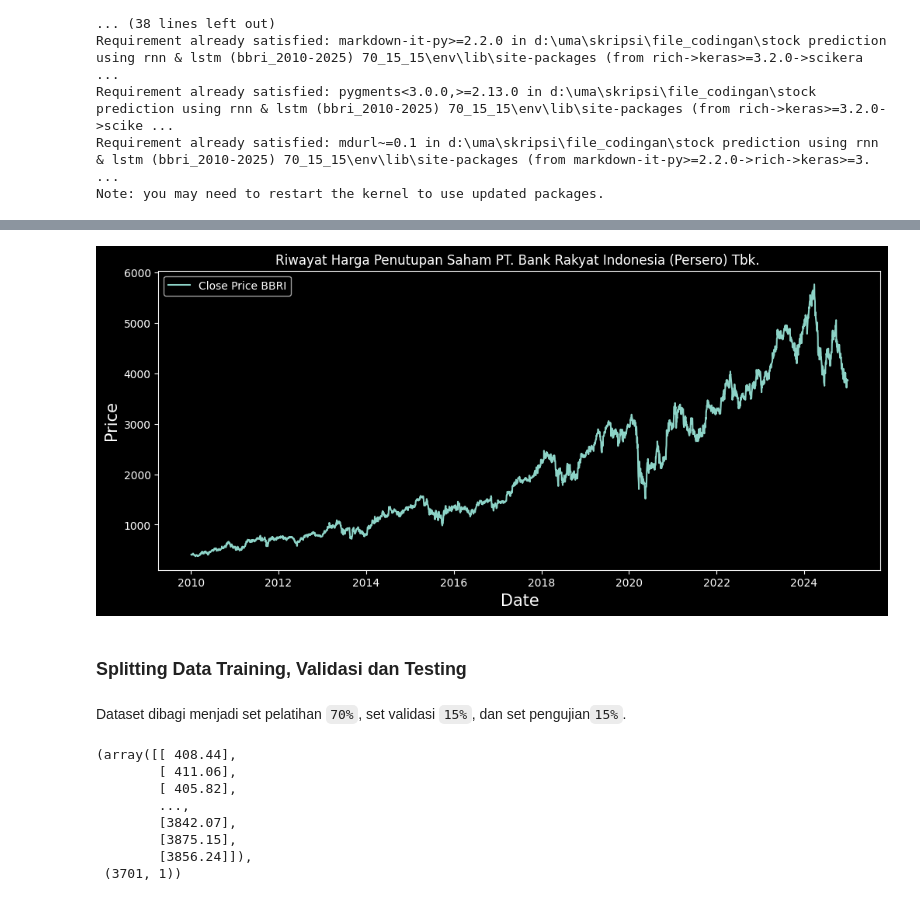
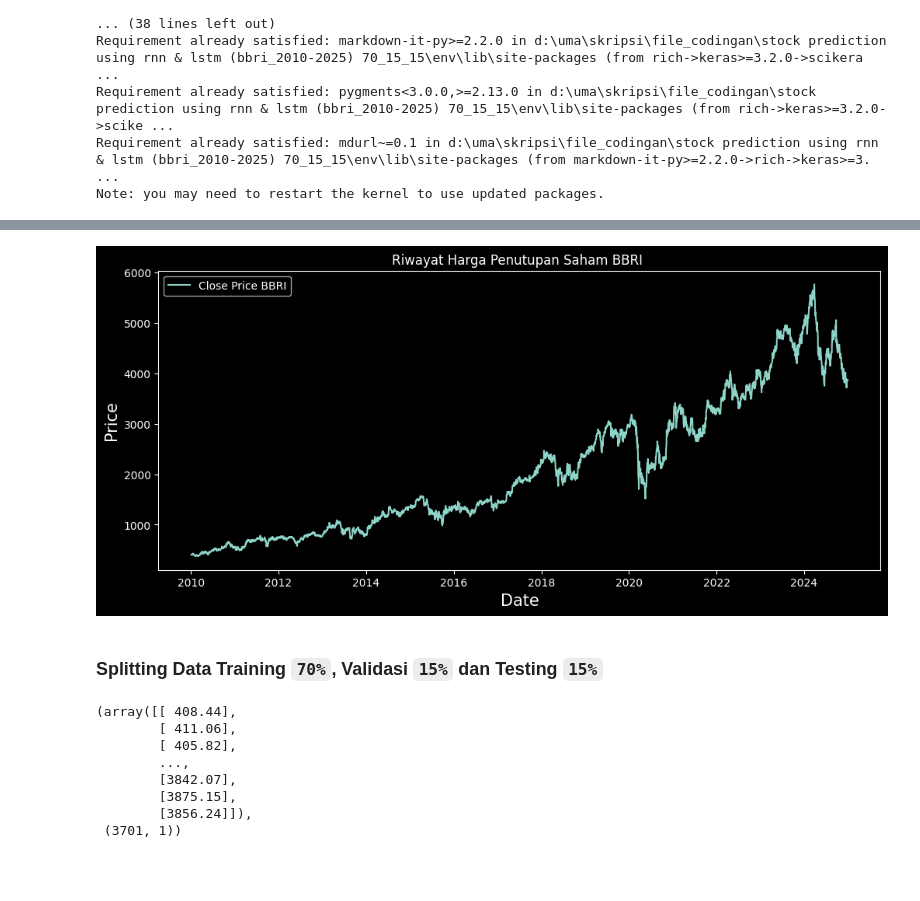
Before and after one commit to vinz25-coder/Prediksi_Saham_RNN-LSTM, a Jupyter notebook: (2)Load_Model.ipynb, the cells around one changed output, grey strips where cells are left out. Cells and saved outputs as stored; diff of their text form; code cells hidden in the pictures; blank space fills up the shorter version.

```diff
--- a/(2)Load_Model.ipynb
+++ b/(2)Load_Model.ipynb
@@ -88,19 +90,17 @@ df= df[['Close']]
 # %%
 # Visualisasi data harga penutupan
 plt.style.use('dark_background')
 plt.figure(figsize=(12, 5))
-plt.title('Riwayat Harga Penutupan Saham PT. Bank Rakyat Indonesia (Persero) Tbk. ')
+plt.title('Riwayat Harga Penutupan Saham BBRI ')
 plt.plot(df['Close'], label='Close Price BBRI')
 plt.xlabel('Date', fontsize=15)
 plt.ylabel('Price', fontsize=15)
 plt.legend()
 plt.show()
 # %% [output]
-[figure, old version]
+[figure, new version]
 # %% [markdown]
-### Splitting Data Training, Validasi dan Testing
+### Splitting Data Training `70%`, Validasi `15%` dan Testing `15%`
-# %% [markdown]
-Dataset dibagi menjadi set pelatihan `70%`, set validasi `15%`, dan set pengujian`15%`.
 # %%
 # Konversi data ke numpy array, Reshape data ke 2D array
 data = df.filter(['Close']).values.reshape(-1, 1)
```
Also changed, not shown: parts of 37 cells of this notebook, 1 other file.
